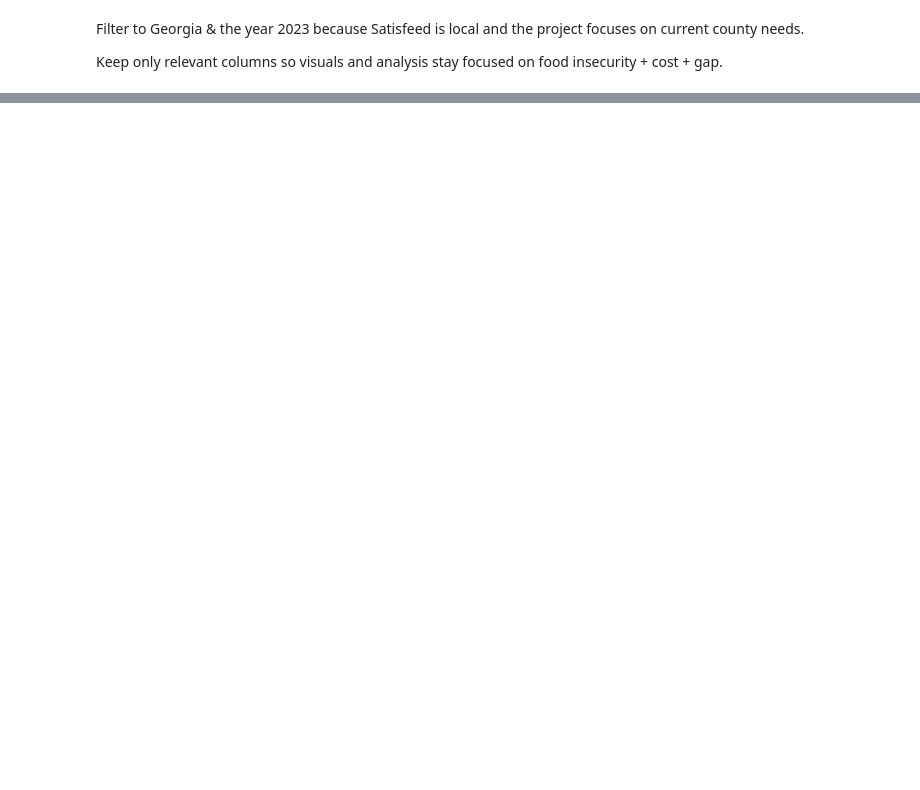
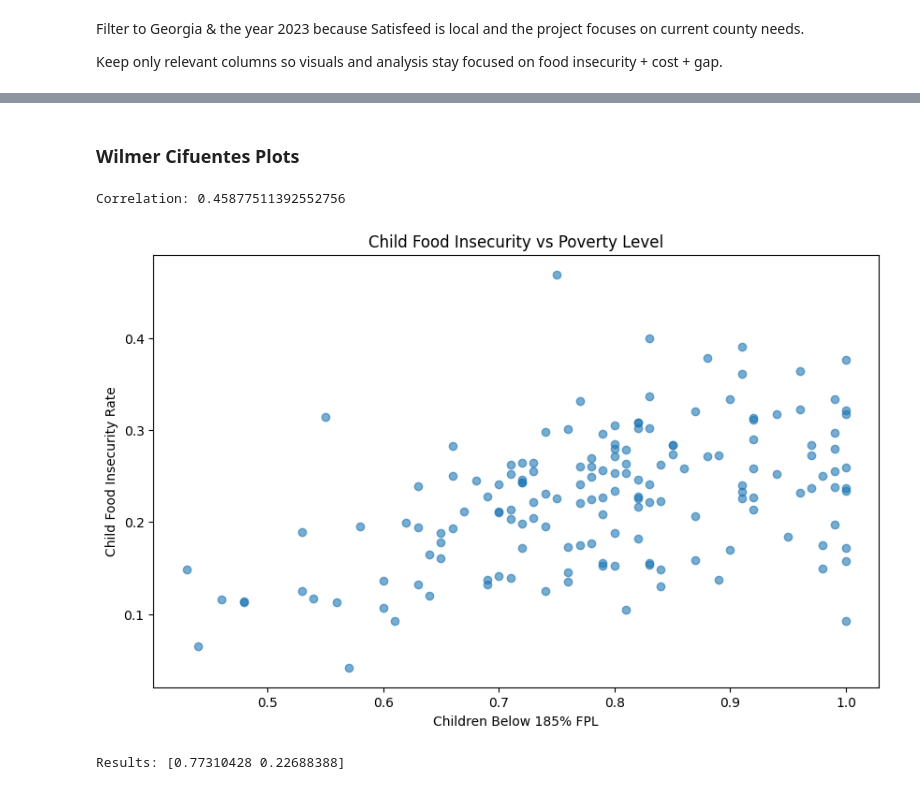
Before and after one commit to GGC-DSA/SatisfeedSchoolsDSA, a Jupyter notebook: docs-Spr2026/Food_Delivery_2026.ipynb, the cells around one changed output, grey strips where cells are left out. Saved outputs shown, nothing was run; the diff lists cells and outputs as text; code cells hidden in the pictures; blank space fills up the shorter version.

```diff
--- a/docs-Spr2026/Food_Delivery_2026.ipynb
+++ b/docs-Spr2026/Food_Delivery_2026.ipynb
@@ -353,3 +476,18 @@ ga_2023
 | 157 | 13319 | GA | Wilkinson County, Georgia | 2023 | 0.160 | 1410.0 | ... |
 | 158 | 13321 | GA | Worth County, Georgia | 2023 | 0.176 | 3610.0 | ... |
 159 rows × 24 columns
+# %%
+ga_2023 = ga_2023[[
+    "State",
+    "County, State",
+    "Year",
+    "Food Insecurity Rate among Black Persons (all ethnicities)",
+    "Food Insecurity Rate among Hispanic Persons (any race)",
+    "Food Insecurity Rate among White, non-Hispanic Persons",
+    "Child Food Insecurity Rate",
+    "# of Food Insecure Children",
+    "% food insecure children in HH w/ HH incomes below 185 FPL",
+    "% food insecure children in HH w/ HH incomes above 185 FPL"
+]]
+
+ga_2023.head()
@@ -359,0 +696,51 @@ Keep only relevant columns so visuals and analysis stay focused on food insecuri
+# %% [markdown]
+### Wilmer Cifuentes Plots
+# %%
+correlation = ga_2023["Child Food Insecurity Rate"].corr(
+    ga_2023["% food insecure children in HH w/ HH incomes below 185 FPL"]
+)
+
+print("Correlation:", correlation)
+# %% [output]
+Correlation: 0.45877511392552756
+# %%
+import matplotlib.pyplot as plt
+
+plt.figure(figsize=(10, 6))
+
+plt.scatter(
+    ga_2023["% food insecure children in HH w/ HH incomes below 185 FPL"],
+    ga_2023["Child Food Insecurity Rate"],
+    alpha=0.6
+)
+
+plt.xlabel("Children Below 185% FPL")
+plt.ylabel("Child Food Insecurity Rate")
+plt.title("Child Food Insecurity vs Poverty Level")
+
+plt.show()
+# %% [output]
+[figure, added]
+# %%
+from sklearn.preprocessing import StandardScaler
+from sklearn.decomposition import PCA
+
+features = [
+    "Child Food Insecurity Rate",
+    "% food insecure children in HH w/ HH incomes below 185 FPL",
+    "% food insecure children in HH w/ HH incomes above 185 FPL"
+]
+
+X = ga_2023[features].dropna()
+
+# Scale
+scaler = StandardScaler()
+X_scaled = scaler.fit_transform(X)
+
+# PCA
+pca = PCA(n_components=2)
+X_pca = pca.fit_transform(X_scaled)
+
+print("Results:", pca.explained_variance_ratio_)
+# %% [output]
+Results: [0.77310428 0.22688388]
```
Also changed, not shown: parts of 59 cells of this notebook.
